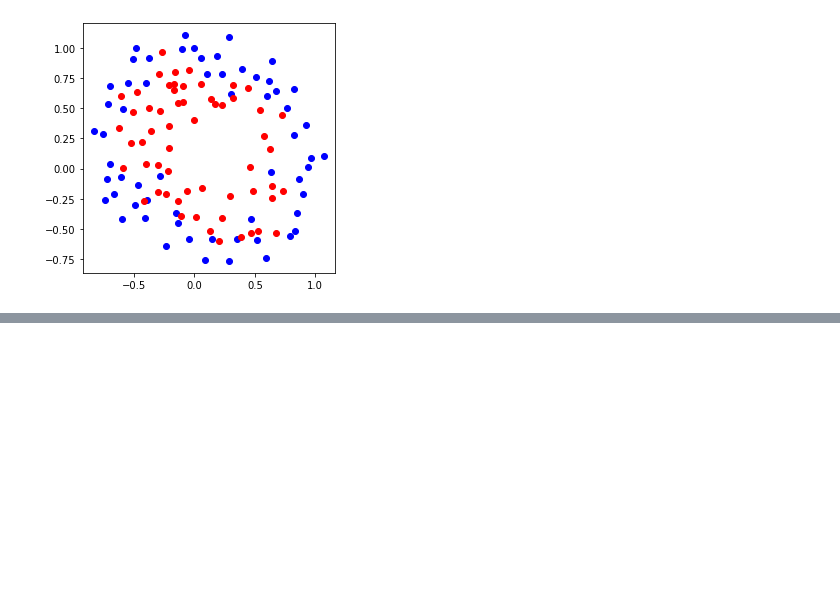
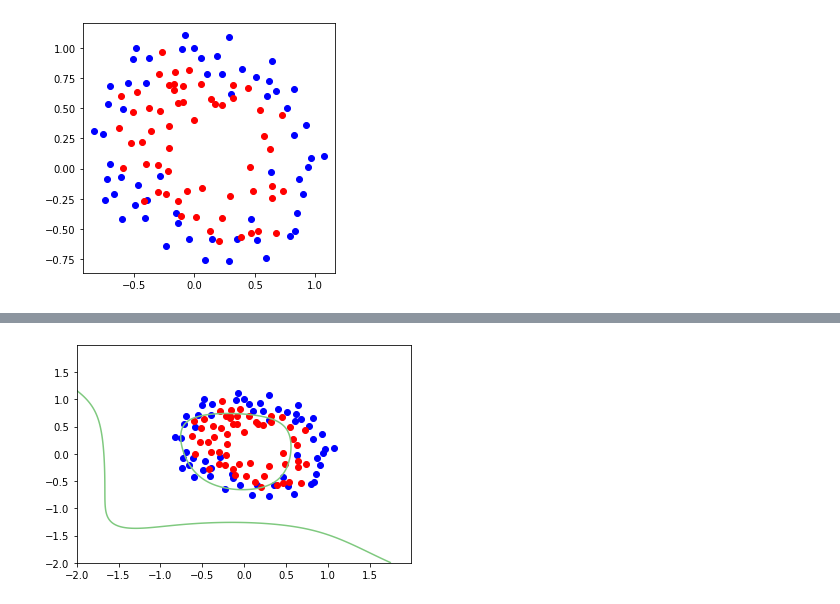
Before and after one commit to CJavaPython/AssignmentFolder, a Jupyter notebook: Assignment07/Assignment07.ipynb, the cells around one changed output, grey strips where cells are left out. Cells and saved outputs as stored; diff of their text form; code cells hidden in the pictures; blank space fills up the shorter version.

```diff
--- a/Assignment07/Assignment07.ipynb
+++ b/Assignment07/Assignment07.ipynb
@@ -24,0 +103,28 @@ plt.show()
+# %%
+x_graph = np.arange(-2, 2, 0.01)
+y_graph = np.arange(-2, 2, 0.01)
+X, Y = np.meshgrid(x_graph, y_graph)
+#meshgrid된 2차원 X, Y를 1차원으로 핀다
+X = np.ravel(X)
+Y = np.ravel(Y)
+#XY를 위의 X_poly처럼 합쳐준다
+XY = np.ones(len(X))
+for i in range(0, degree):
+  for j in range(0, degree):
+      #0,0인경우는 제외
+      if i != 0 or j != 0:
+        XY = np.column_stack((XY, (X ** i) * (Y ** j)))
+#z = theta * X
+Z = XY.dot(Theta)
+
+#다시 matrix로 되돌린다
+X = X.reshape((len(x_graph), len(y_graph)))
+Y = Y.reshape((len(x_graph), len(y_graph)))
+Z = Z.reshape((len(x_graph), len(y_graph)))
+line = plt.contour(X,Y,Z,levels=[0],cmap= "Accent")
+
+plt.scatter(pointX0, pointY0, c='b')
+plt.scatter(pointX1, pointY1, c='r')
+plt.show()
+# %% [output]
+[figure, added]
```
Also changed, not shown: parts of 4 cells of this notebook.
